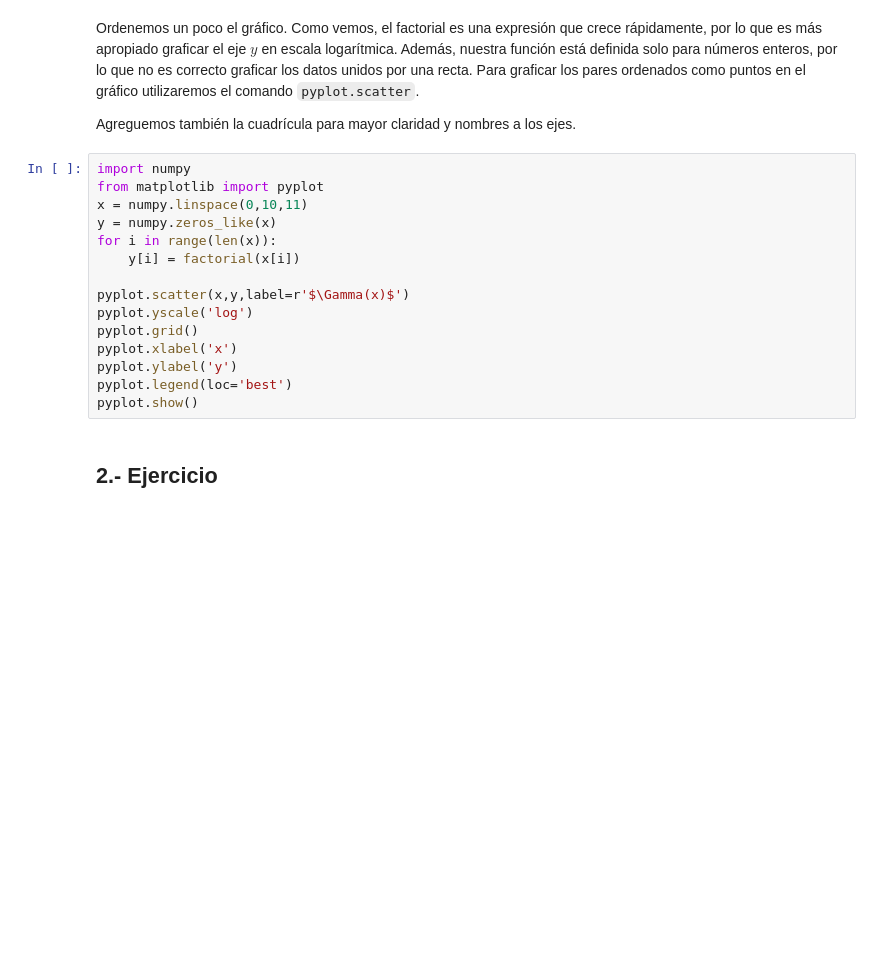
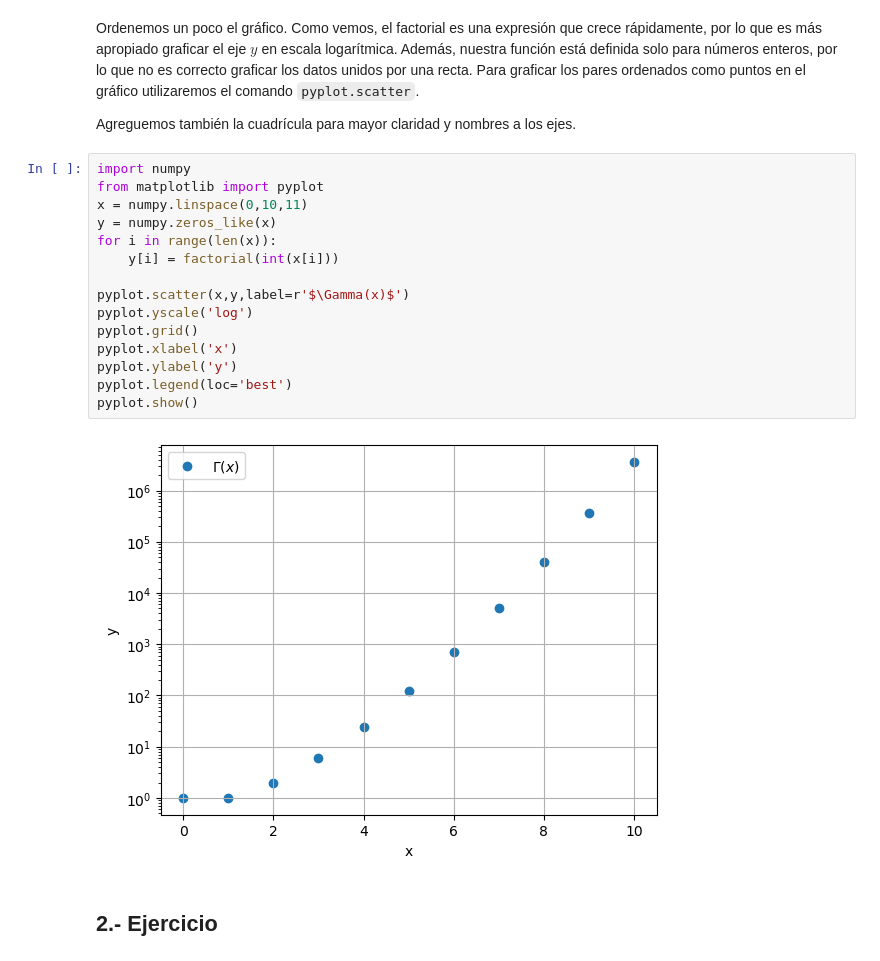
Before and after one commit to nicolas-thiers/Mec-270-Lab, a Jupyter notebook: Lab01/intro-python.ipynb, the cells around one changed output. Drawn from its saved outputs; the diff is of its cells as text; blank space fills up the shorter version.

```diff
--- a/Lab01/intro-python.ipynb
+++ b/Lab01/intro-python.ipynb
@@ -334,18 +491,20 @@ Agreguemos también la cuadrícula para mayor claridad y nombres a los ejes.
 # %%
 import numpy
 from matplotlib import pyplot
 x = numpy.linspace(0,10,11)
 y = numpy.zeros_like(x)
 for i in range(len(x)):
-    y[i] = factorial(x[i])
+    y[i] = factorial(int(x[i]))
 
 pyplot.scatter(x,y,label=r'$\Gamma(x)$')
 pyplot.yscale('log')
 pyplot.grid()
 pyplot.xlabel('x')
 pyplot.ylabel('y')
 pyplot.legend(loc='best')
 pyplot.show()
+# %% [output]
+[figure, added]
 # %% [markdown]
 ## 2.- Ejercicio
 # %% [markdown]
```
Also changed, not shown: parts of 48 cells of this notebook.
